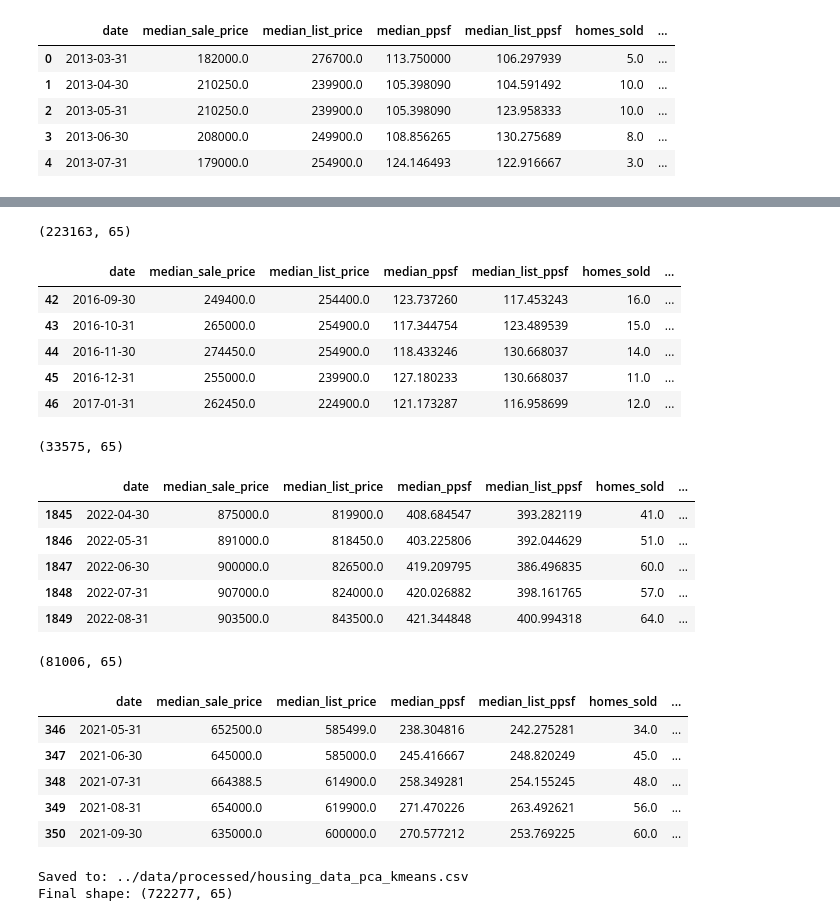
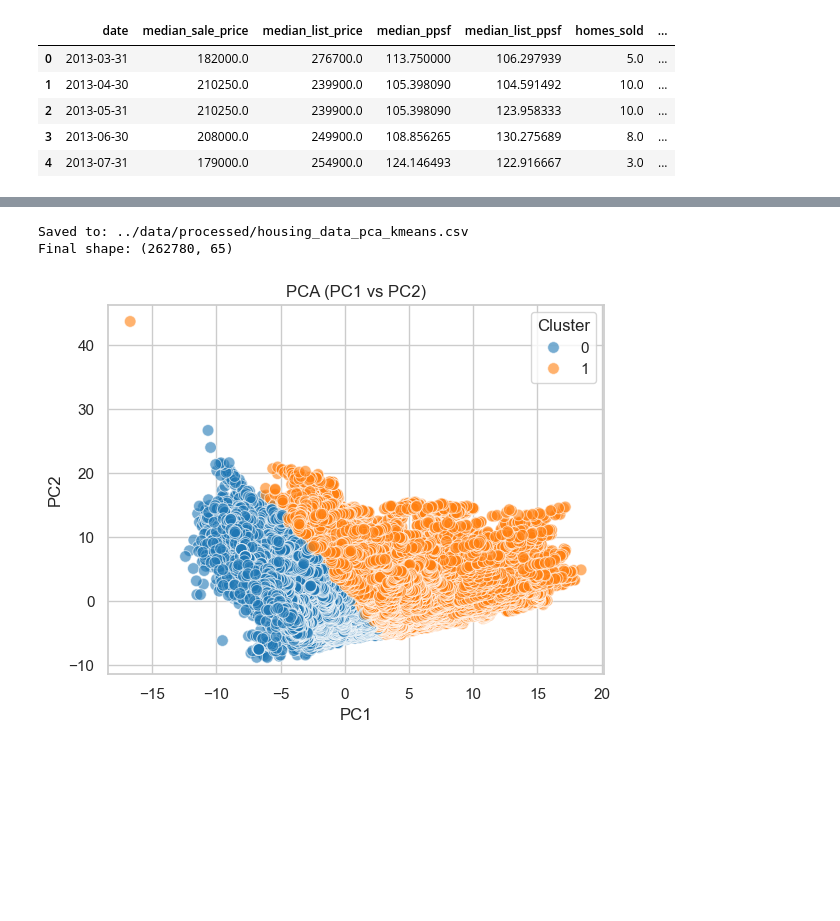
Before and after one commit to diyamohan03/housing-market-downturn-prediction, a Jupyter notebook: notebooks/03_PCA.ipynb, the cells around one changed output, grey strips where cells are left out. Cells and saved outputs as stored; diff of their text form; code cells hidden in the pictures; blank space fills up the shorter version.

```diff
--- a/notebooks/03_PCA.ipynb
+++ b/notebooks/03_PCA.ipynb
@@ -47,18 +48,26 @@ non_numeric_cols = X.select_dtypes(exclude=['number']).columns
 print(non_numeric_cols)
 # %% [output]
 Index([], dtype='object')
+# %%
+#Scale the data
+scaler = StandardScaler()
+X_scaled = scaler.fit_transform(X)
 # %%
 #pca to reduce dimensionality to 6
 print("\nRun PCA - [six dimensions]...")
 
 n_components = 6
 pca= PCA(n_components)
-pcaX = pca.fit_transform(X)
+pcaX = pca.fit_transform(X_scaled)
+#first 80% train, remaining 20% test
+pcaX_train = pcaX[:int(0.8*len(pcaX))]
+pcaX_test = pcaX[int(0.8*len(pcaX)):]
 # %% [output]
 Run PCA - [six dimensions]...
 # %%
-kmeans = KMeans(n_clusters=5, random_state=42)
-clusters = kmeans.fit_predict(pcaX)
+kmeans = KMeans(n_clusters=2, random_state=42).fit(pcaX)
+centroids = kmeans.cluster_centers_ #[256,n]
+clusters = kmeans.labels_ #[m,]
 df['cluster'] = clusters
 # %%
 df.head()
@@ -96,39 +81,3 @@ cluster1_df.head()
-# %%
-cluster2_df = df[df['cluster'] == 2]
-print(cluster2_df.shape)
-cluster2_df.head()
-# %% [output]
-(223163, 65)
-|  | date | median_sale_price | median_list_price | median_ppsf | median_list_ppsf | homes_sold | ... |
-| 42 | 2016-09-30 | 249400.0 | 254400.0 | 123.737260 | 117.453243 | 16.0 | ... |
-| 43 | 2016-10-31 | 265000.0 | 254900.0 | 117.344754 | 123.489539 | 15.0 | ... |
-| 44 | 2016-11-30 | 274450.0 | 254900.0 | 118.433246 | 130.668037 | 14.0 | ... |
-| 45 | 2016-12-31 | 255000.0 | 239900.0 | 127.180233 | 130.668037 | 11.0 | ... |
-| 46 | 2017-01-31 | 262450.0 | 224900.0 | 121.173287 | 116.958699 | 12.0 | ... |
-# %%
-cluster3_df = df[df['cluster'] == 3]
-print(cluster3_df.shape)
-cluster3_df.head()
-# %% [output]
-(33575, 65)
-|  | date | median_sale_price | median_list_price | median_ppsf | median_list_ppsf | homes_sold | ... |
-| 1845 | 2022-04-30 | 875000.0 | 819900.0 | 408.684547 | 393.282119 | 41.0 | ... |
-| 1846 | 2022-05-31 | 891000.0 | 818450.0 | 403.225806 | 392.044629 | 51.0 | ... |
-| 1847 | 2022-06-30 | 900000.0 | 826500.0 | 419.209795 | 386.496835 | 60.0 | ... |
-| 1848 | 2022-07-31 | 907000.0 | 824000.0 | 420.026882 | 398.161765 | 57.0 | ... |
-| 1849 | 2022-08-31 | 903500.0 | 843500.0 | 421.344848 | 400.994318 | 64.0 | ... |
-# %%
-cluster4_df = df[df['cluster'] == 4]
-print(cluster4_df.shape)
-cluster4_df.head()
-# %% [output]
-(81006, 65)
-|  | date | median_sale_price | median_list_price | median_ppsf | median_list_ppsf | homes_sold | ... |
-| 346 | 2021-05-31 | 652500.0 | 585499.0 | 238.304816 | 242.275281 | 34.0 | ... |
-| 347 | 2021-06-30 | 645000.0 | 585000.0 | 245.416667 | 248.820249 | 45.0 | ... |
-| 348 | 2021-07-31 | 664388.5 | 614900.0 | 258.349281 | 254.155245 | 48.0 | ... |
-| 349 | 2021-08-31 | 654000.0 | 619900.0 | 271.470226 | 263.492621 | 56.0 | ... |
-| 350 | 2021-09-30 | 635000.0 | 600000.0 | 270.577212 | 253.769225 | 60.0 | ... |
 # %%
 import os
 
@@ -139,4 +88,27 @@ print("Saved to: ../data/processed/housing_data_pca_kmeans.csv")
 print(f"Final shape: {df.shape}")
 # %% [output]
 Saved to: ../data/processed/housing_data_pca_kmeans.csv
-Final shape: (722277, 65)
+Final shape: (262780, 65)
+# %%
+#Plot Cluster
+# Convert PCA output
+pca_df = pd.DataFrame(pcaX, columns=[f'PC{i+1}' for i in range(6)])
+
+# Add cluster labels
+pca_df['cluster'] = df['cluster'].values
+
+# Plot PC1 vs PC2
+sns.scatterplot(
+    data=pca_df,
+    x='PC1',
+    y='PC2',
+    hue='cluster',
+    palette='tab10',
+    s=70,
+    alpha=0.6
+)
+plt.legend(title='Cluster', loc='upper right')
+plt.title('PCA (PC1 vs PC2)')
+plt.show()
+# %% [output]
+[figure, added]
```
Also changed, not shown: parts of 4 cells of this notebook, 5 other files.
